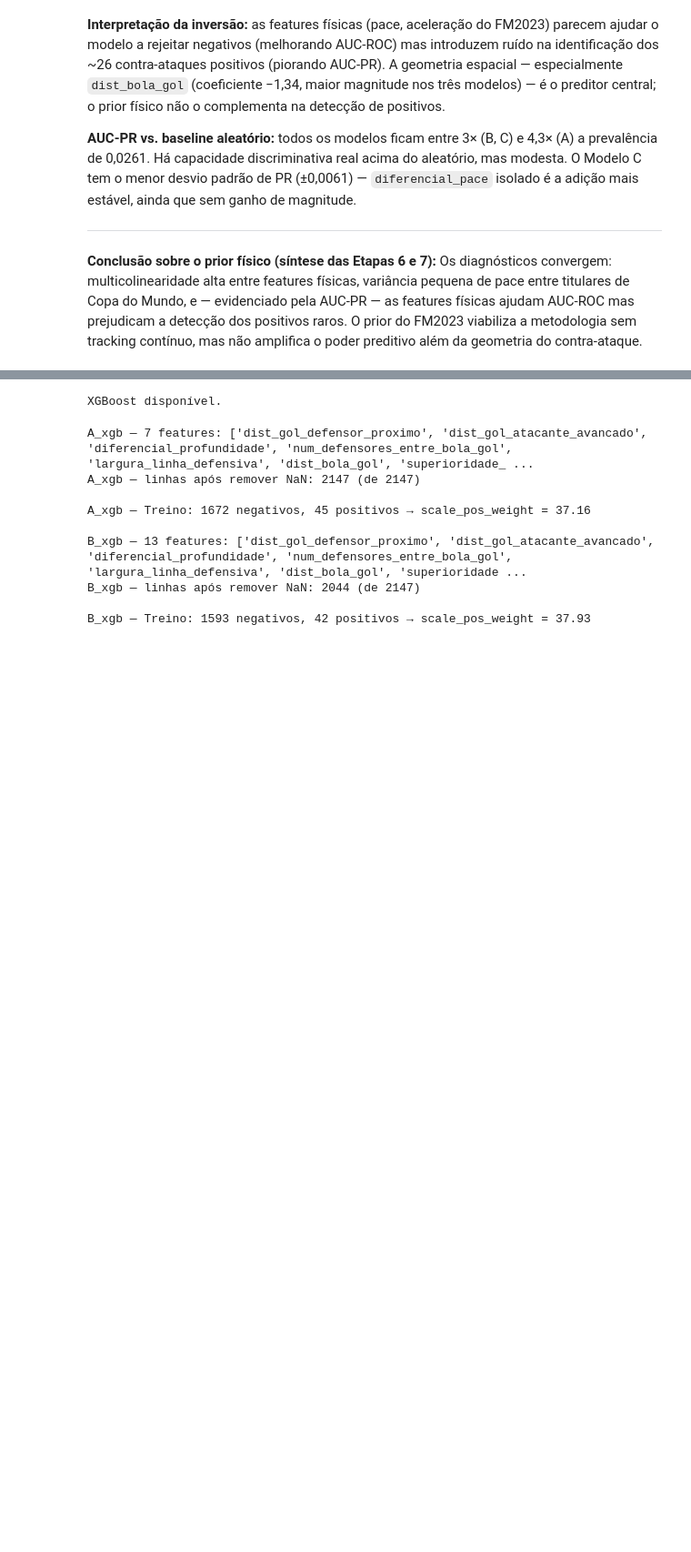
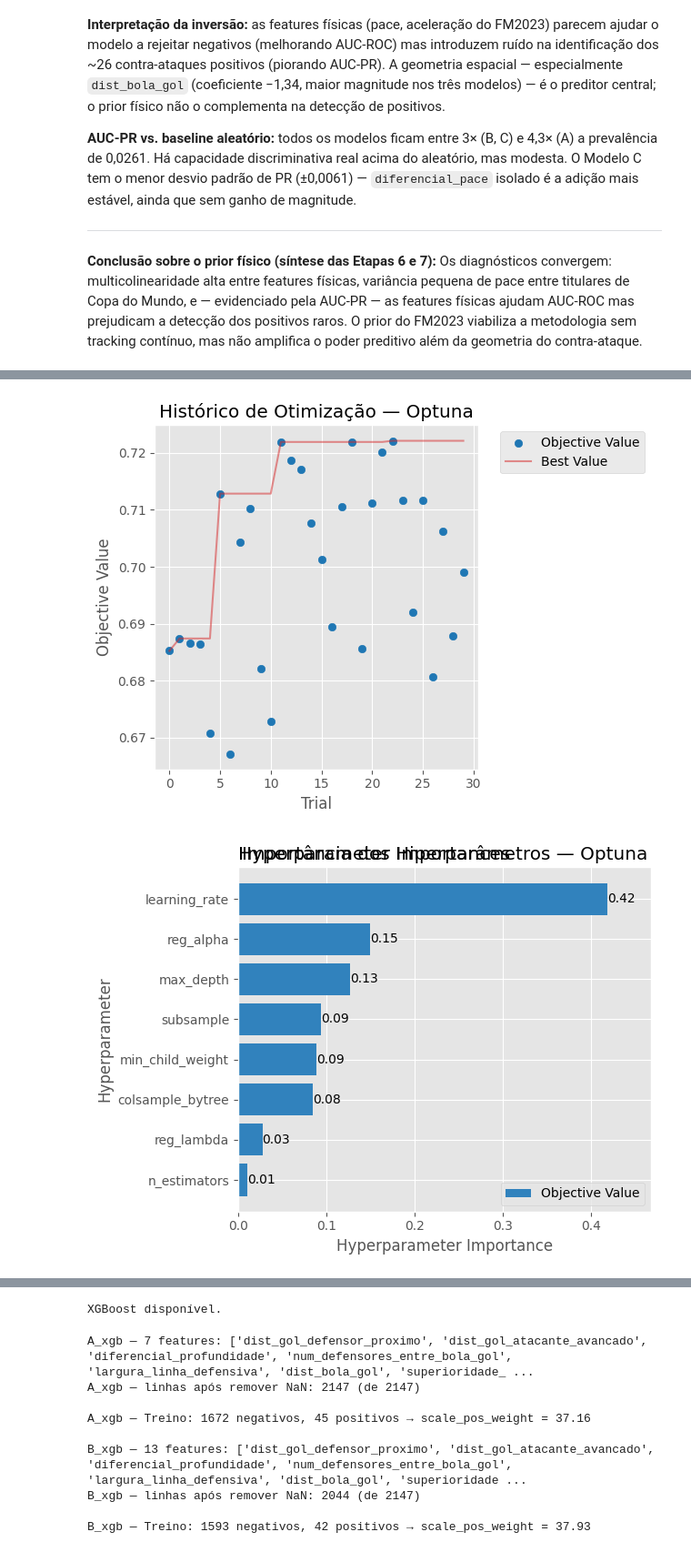
Before and after one commit to LuizGAPires/COE609-2026.1, a Jupyter notebook: xcounter_wFM.ipynb, the cells around one changed output, grey strips where cells are left out. Shown at 91% size. Drawn from its saved outputs; the diff is of its cells as text; code cells hidden in the pictures; blank space fills up the shorter version.

```diff
--- a/xcounter_wFM.ipynb
+++ b/xcounter_wFM.ipynb
@@ -1491,3 +1602,21 @@ Os diagnósticos convergem: multicolinearidade alta entre features físicas, var
+# %%
+# =======================================================
+# ETAPA 7.5 — Visualizações do estudo Optuna
+# =======================================================
+import optuna.visualization.matplotlib as ov
+
+ov.plot_optimization_history(study)
+plt.title("Histórico de Otimização — Optuna")
+plt.tight_layout()
+plt.show()
+
+ov.plot_param_importances(study)
+plt.title("Importância dos Hiperparâmetros — Optuna")
+plt.tight_layout()
+plt.show()
+# %% [output]
+[figure, added]
+[figure, added]
 # %% [markdown]
 ## Etapa 8 — XGBoost: A_xgb vs B_xgb
 
```
Also changed, not shown: parts of 16 cells of this notebook.
